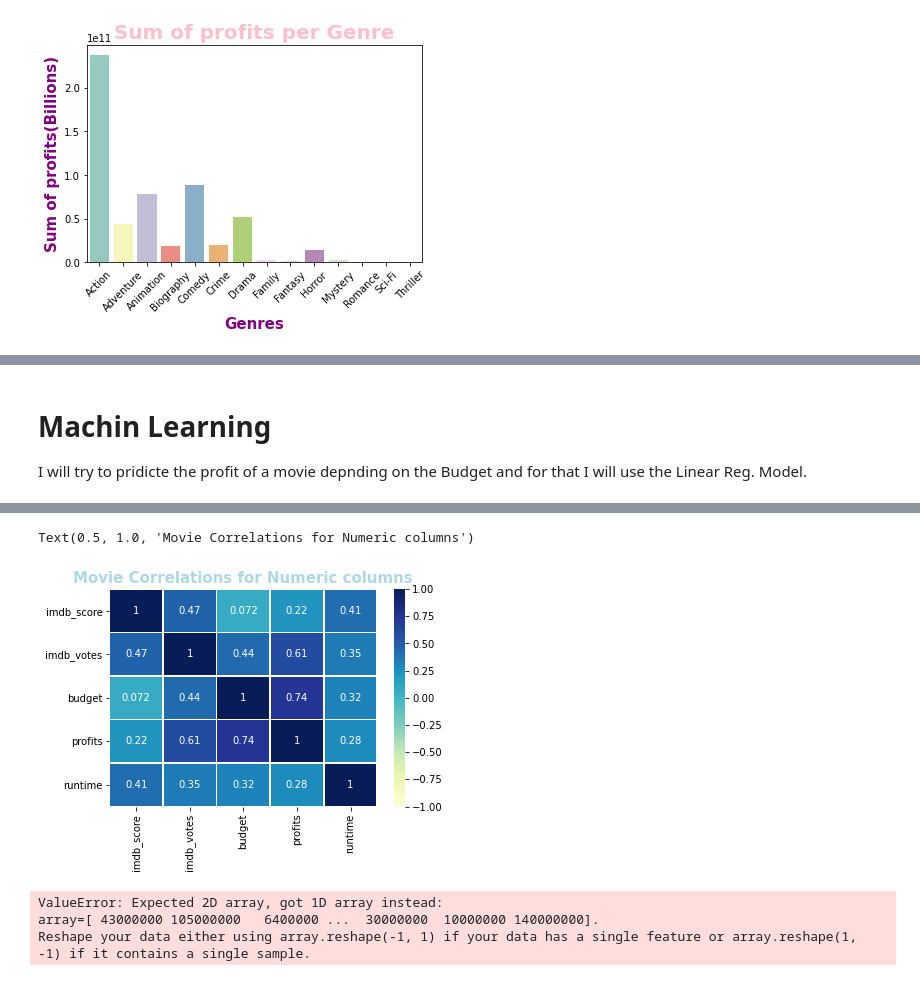
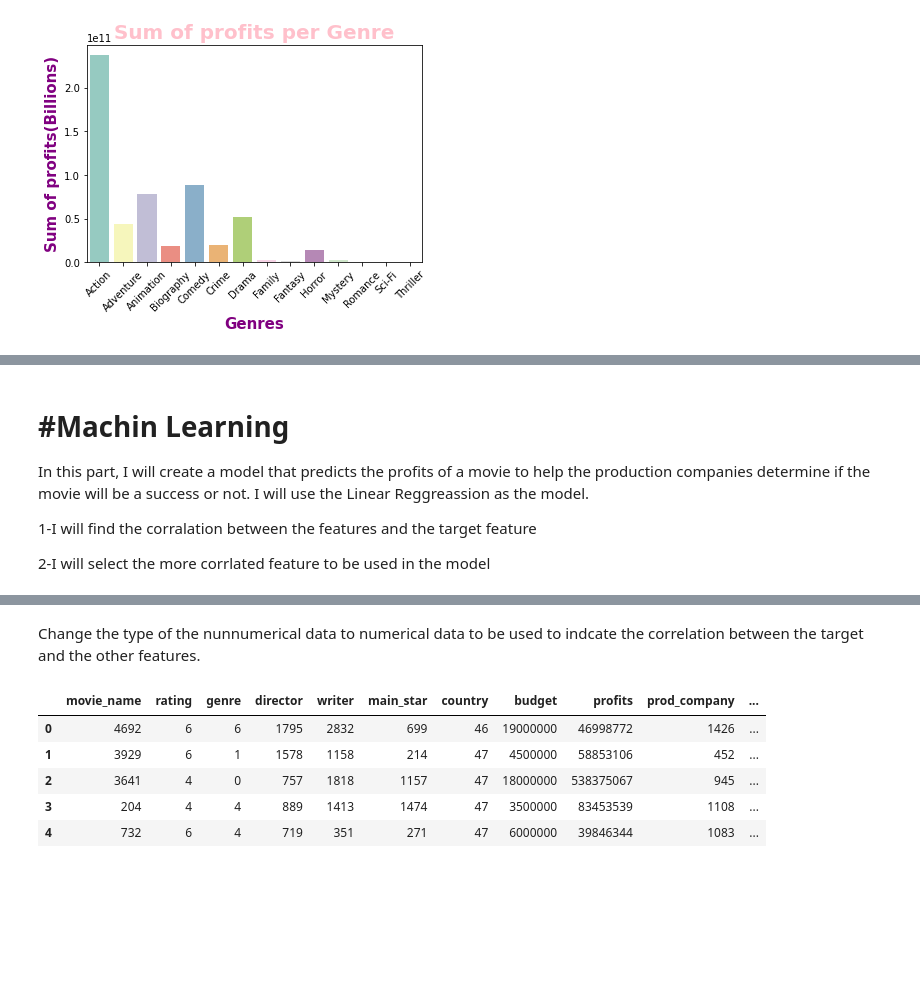
Before and after one commit to halahsalem/Project1, a Jupyter notebook: Project1.ipynb, the cells around one changed output, grey strips where cells are left out. Cells and saved outputs as stored; diff of their text form; code cells hidden in the pictures; blank space fills up the shorter version.

```diff
--- a/Project1.ipynb
+++ b/Project1.ipynb
@@ -369,6 +363,11 @@ Text(0, 0.5, 'Number of Movies by Star')
 # %% [markdown]
-# Machin Learning
-I will try to pridicte the profit of a movie depnding on the Budget and for that I will use the Linear Reg. Model.
+# #Machin Learning
+
+In this part, I will create a model that predicts the profits of a movie to help the production companies determine if the movie will be a success or not. I will use the Linear Reggreassion as the model.
+
+1-I will find the corralation between the features and the target feature
+
+2-I will select the more corrlated feature to be used in the model
 # %%
 movie.head()
 # %% [output]
@@ -378,27 +377,20 @@ movie.head()
 | 2 | Star Wars: Episode V - The Empire... | PG | Action | 8.7 | 1200000 | Irvin Kershner | Leigh Brackett | Mark Hamill | United States | 18000000 | ... |
 | 3 | Airplane! | PG | Comedy | 7.7 | 221000 | Jim Abrahams | Jim Abrahams | Robert Hays | United States | 3500000 | ... |
 | 4 | Caddyshack | R | Comedy | 7.3 | 108000 | Harold Ramis | Brian Doyle-Murray | Chevy Chase | United States | 6000000 | ... |
-# %%
-correlation=movie.corr()
-sns.heatmap(correlation, annot=True, cmap="YlGnBu", vmin=-1,linewidths=.7)
-plt.title('Movie Correlations for Numeric columns', size=15, weight= 'bold', color='lightblue')
-
-
-#We can see that there is high correlation between budget and profits so I will use the budget to predict the profits
-# %% [output]
-Text(0.5, 1.0, 'Movie Correlations for Numeric columns')
-[figure, removed]
-# %%
-# Strating to Model Traning
-
-X = movie['budget']
-
-y = movie['profits']
-
-X_train, X_test, y_train, y_test = train_test_split(X, y, random_state=48, test_size=0.20)
-m_l= LinearRegression()
-m_l.fit(X_train,y_train)
-# %% [output]
-ValueError: Expected 2D array, got 1D array instead:
-array=[ 43000000 105000000   6400000 ...  30000000  10000000 140000000].
-Reshape your data either using array.reshape(-1, 1) if your data has a single feature or array.reshape(1, -1) if it contains a single sample.
+# %% [markdown]
+Change the type of the nunnumerical data to numerical data to be used to indcate the correlation between the target and the other features.
+# %%
+movie1=movie.drop(['imdb_score','imdb_votes'], axis=1)
+for i in movie1.columns:
+    if(movie1[i].dtype == 'object'):
+        movie1[i] = movie1[i].astype('category')
+        movie1[i] = movie1[i].cat.codes
+
+movie1.head()
+# %% [output]
+|  | movie_name | rating | genre | director | writer | main_star | country | budget | profits | prod_company | ... |
+| 0 | 4692 | 6 | 6 | 1795 | 2832 | 699 | 46 | 19000000 | 46998772 | 1426 | ... |
+| 1 | 3929 | 6 | 1 | 1578 | 1158 | 214 | 47 | 4500000 | 58853106 | 452 | ... |
+| 2 | 3641 | 4 | 0 | 757 | 1818 | 1157 | 47 | 18000000 | 538375067 | 945 | ... |
+| 3 | 204 | 4 | 4 | 889 | 1413 | 1474 | 47 | 3500000 | 83453539 | 1108 | ... |
+| 4 | 732 | 6 | 4 | 719 | 351 | 271 | 47 | 6000000 | 39846344 | 1083 | ... |
```
Also changed, not shown: parts of 16 cells of this notebook.
